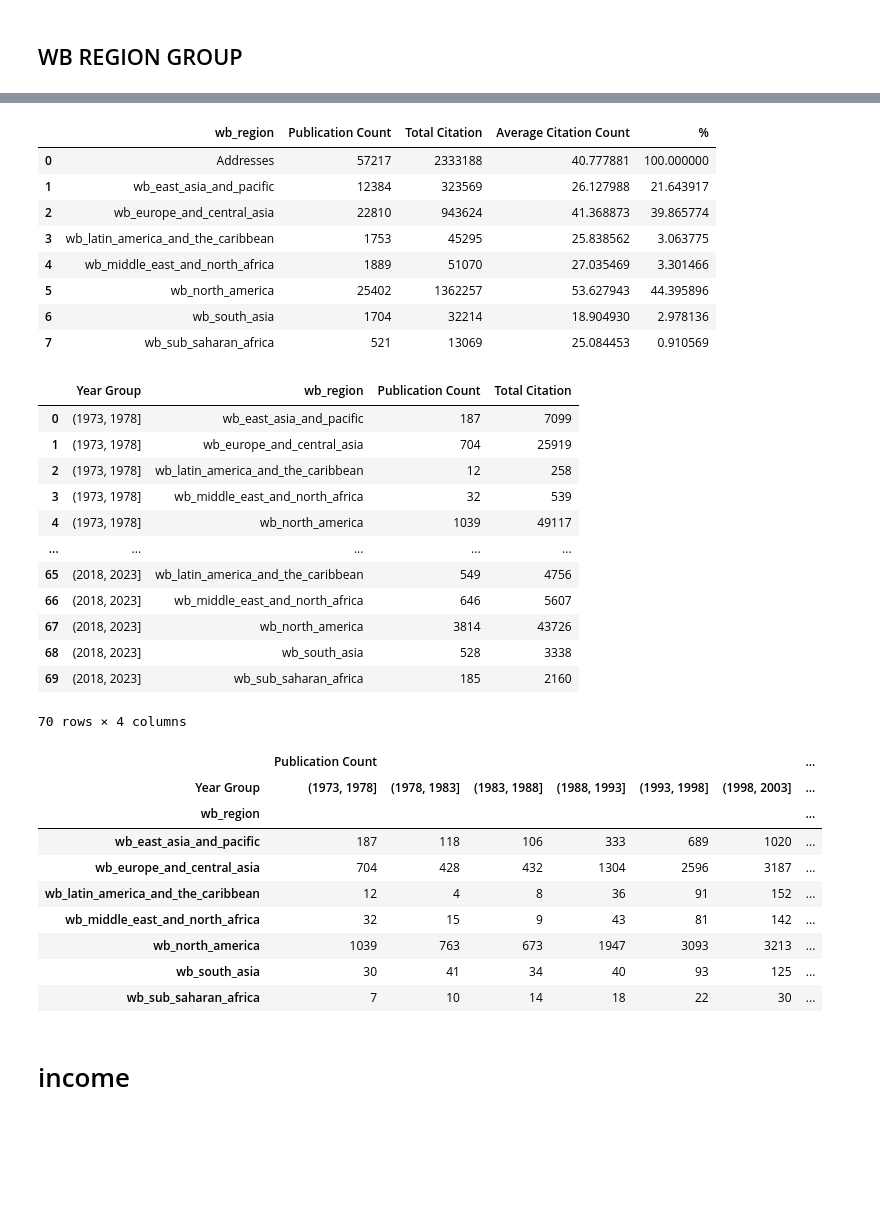
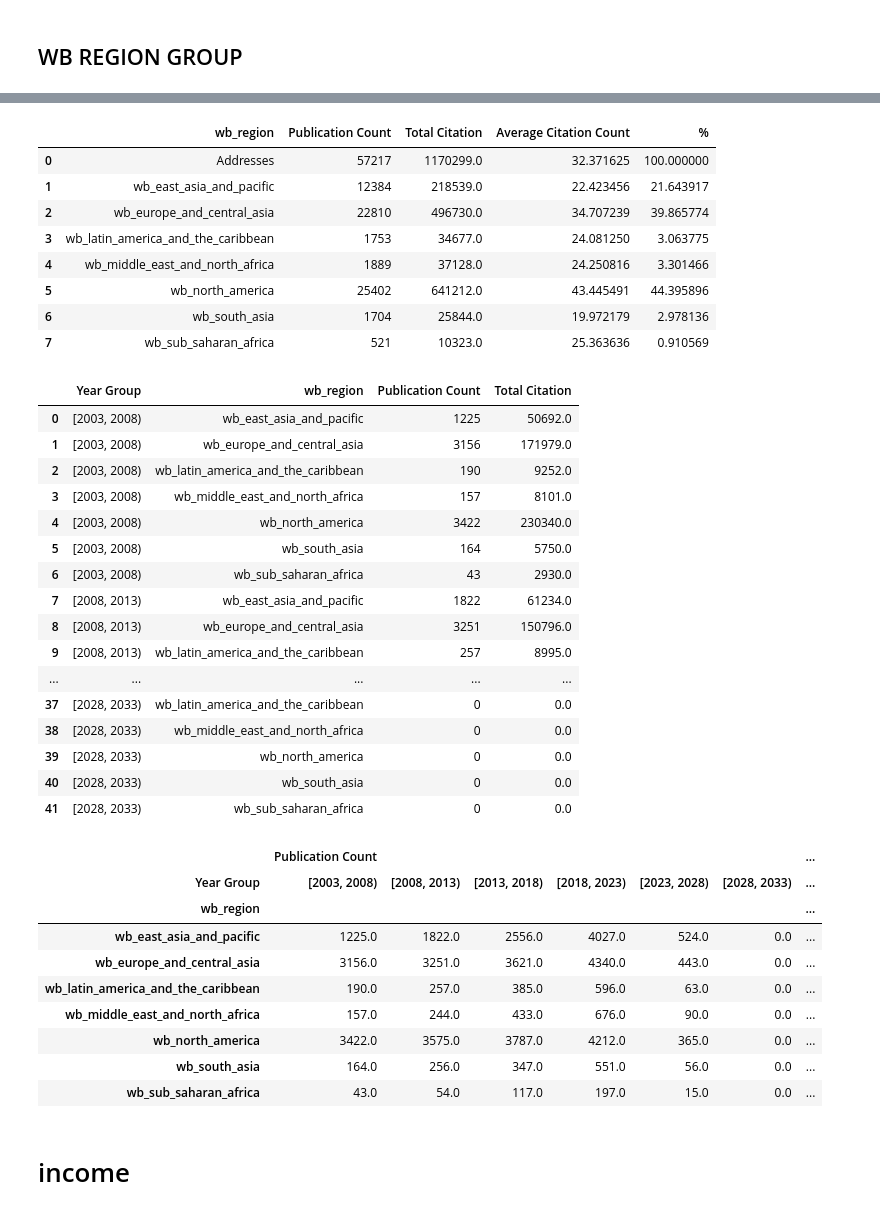
Before and after one commit to descartesmbogning/Deciphering_Bacteriophage_Revolution, a Jupyter notebook: 1_scholar_analysis_trend2.ipynb, the cells around one changed output, grey strips where cells are left out. Saved outputs shown, nothing was run; the diff lists cells and outputs as text; code cells hidden in the pictures; blank space fills up the shorter version.

```diff
--- a/1_scholar_analysis_trend2.ipynb
+++ b/1_scholar_analysis_trend2.ipynb
@@ -38,6 +43,8 @@ def test_sig(x, y):
 # %%
 #Import data
-data = pd.read_pickle(f'D:\PROJECT/YORK UNIVERSITY/BACTERIOPHAGES/data_analyse/first_clean/data_scholar_all_year_merge.pkl')
+data = pd.read_pickle(f'/content/drive/MyDrive/YORKU PROJECT/JUDE/BACTERIOPHAGE/topic_probability_scholar_19.pkl').reset_index()
+# Filter based on 'Publication Year' column
+#data = data[data['Publication Year'] >= 2003]
 data = data.rename(columns={"UT (Unique WOS ID)": "wos_ID"}).set_index(['wos_ID'])
 data.head()
 # %% [output]
@@ -533,7 +473,7 @@ wb_region_group = ['Addresses','wb_east_asia_and_pacific', 'wb_europe_and_centra
 ]
 # %%
 #Import data
-wb_region_group_data = pd.read_pickle(f'D:\PROJECT/YORK UNIVERSITY/BACTERIOPHAGES/data_analyse/countries_and_un_wb_region_income_all.pkl')#.reset_index()#[un_region_group]
+wb_region_group_data = pd.read_pickle(f'/content/drive/MyDrive/YORKU PROJECT/JUDE/BACTERIOPHAGE/countries_and_un_wb_region_income_all.pkl')#.reset_index()#[un_region_group]
 
 # Only keep regions that are columns in the DataFrame
 wb_region_group = [region for region in wb_region_group if region in wb_region_group_data.columns]#
@@ -587,57 +527,61 @@ final_merged_df = pd.merge(merged_df, citation_means_df, on='wb_region', how='ou
 final_merged_df['%'] = final_merged_df['Publication Count']/final_merged_df.set_index('wb_region')['Publication Count']['Addresses']*100
 
 # #save data
-final_merged_df.to_csv(f'D:\PROJECT/YORK UNIVERSITY/BACTERIOPHAGES/data_analyse/table/wb_region_count_citation_list.csv')
+final_merged_df.to_csv(f'/content/drive/MyDrive/YORKU PROJECT/JUDE/BACTERIOPHAGE/wb_region_count_citation_list.csv')
 
 final_merged_df.head(60)
 # %% [output]
 |  | wb_region | Publication Count | Total Citation | Average Citation Count | % |
-| 0 | Addresses | 57217 | 2333188 | 40.777881 | 100.000000 |
-| 1 | wb_east_asia_and_pacific | 12384 | 323569 | 26.127988 | 21.643917 |
-| 2 | wb_europe_and_central_asia | 22810 | 943624 | 41.368873 | 39.865774 |
-| 3 | wb_latin_america_and_the_caribbean | 1753 | 45295 | 25.838562 | 3.063775 |
-| 4 | wb_middle_east_and_north_africa | 1889 | 51070 | 27.035469 | 3.301466 |
-| 5 | wb_north_america | 25402 | 1362257 | 53.627943 | 44.395896 |
-| 6 | wb_south_asia | 1704 | 32214 | 18.904930 | 2.978136 |
-| 7 | wb_sub_saharan_africa | 521 | 13069 | 25.084453 | 0.910569 |
+| 0 | Addresses | 57217 | 1170299.0 | 32.371625 | 100.000000 |
+| 1 | wb_east_asia_and_pacific | 12384 | 218539.0 | 22.423456 | 21.643917 |
+| 2 | wb_europe_and_central_asia | 22810 | 496730.0 | 34.707239 | 39.865774 |
+| 3 | wb_latin_america_and_the_caribbean | 1753 | 34677.0 | 24.081250 | 3.063775 |
+| 4 | wb_middle_east_and_north_africa | 1889 | 37128.0 | 24.250816 | 3.301466 |
+| 5 | wb_north_america | 25402 | 641212.0 | 43.445491 | 44.395896 |
+| 6 | wb_south_asia | 1704 | 25844.0 | 19.972179 | 2.978136 |
+| 7 | wb_sub_saharan_africa | 521 | 10323.0 | 25.363636 | 0.910569 |
 # %%
 # Reset the index to make 'Publication Year' a regular column
 wb_region_group_data2 = wb_region_group_data_citation.reset_index()
 
 # Create a new column, 'Year Group', to indicate which 5-year group each row belongs to
-wb_region_group_data2['Year Group'] = pd.cut(wb_region_group_data2['Publication Year'], bins=range(1973, 2024, 5), right=True)
+wb_region_group_data2['Year Group'] = pd.cut(wb_region_group_data2['Publication Year'], bins=range(2003, 2035, 5), right=False)
 
 # Drop unnecessary columns
 wb_region_group_data2.drop(['wos_ID', 'Publication Year', 'Addresses'], axis=1, inplace=True)
 
 # First, let's reshape the DataFrame so each row is a country-publication pair
 melted_df = pd.melt(wb_region_group_data2, id_vars=['Year Group', 'Times Cited, All Databases'], var_name='wb_region', value_name='Publication')
 
 # Now, we can drop the rows where 'Publication' is NaN (indicating no publication for that country)
 melted_df.dropna(subset=['Publication'], inplace=True)
 
 # Now we'll group by 'Year Group' and 'Country', and calculate the count of 'Publication' and the sum of 'Times Cited, All Databases'
 grouped = melted_df.groupby(['Year Group', 'wb_region']).agg({'Publication': 'count', 'Times Cited, All Databases': 'sum'}).reset_index()
 
 # Rename columns
 grouped.columns = ['Year Group', 'wb_region', 'Publication Count',	'Total Citation']
 
 
 grouped
 # %% [output]
 |  | Year Group | wb_region | Publication Count | Total Citation |
-| 0 | (1973, 1978] | wb_east_asia_and_pacific | 187 | 7099 |
-| 1 | (1973, 1978] | wb_europe_and_central_asia | 704 | 25919 |
-| 2 | (1973, 1978] | wb_latin_america_and_the_caribbean | 12 | 258 |
-| 3 | (1973, 1978] | wb_middle_east_and_north_africa | 32 | 539 |
-| 4 | (1973, 1978] | wb_north_america | 1039 | 49117 |
+| 0 | [2003, 2008) | wb_east_asia_and_pacific | 1225 | 50692.0 |
+| 1 | [2003, 2008) | wb_europe_and_central_asia | 3156 | 171979.0 |
+| 2 | [2003, 2008) | wb_latin_america_and_the_caribbean | 190 | 9252.0 |
+| 3 | [2003, 2008) | wb_middle_east_and_north_africa | 157 | 8101.0 |
+| 4 | [2003, 2008) | wb_north_america | 3422 | 230340.0 |
+| 5 | [2003, 2008) | wb_south_asia | 164 | 5750.0 |
+| 6 | [2003, 2008) | wb_sub_saharan_africa | 43 | 2930.0 |
+| 7 | [2008, 2013) | wb_east_asia_and_pacific | 1822 | 61234.0 |
+| 8 | [2008, 2013) | wb_europe_and_central_asia | 3251 | 150796.0 |
+| 9 | [2008, 2013) | wb_latin_america_and_the_caribbean | 257 | 8995.0 |
 | ... | ... | ... | ... | ... |
-| 65 | (2018, 2023] | wb_latin_america_and_the_caribbean | 549 | 4756 |
-| 66 | (2018, 2023] | wb_middle_east_and_north_africa | 646 | 5607 |
-| 67 | (2018, 2023] | wb_north_america | 3814 | 43726 |
-| 68 | (2018, 2023] | wb_south_asia | 528 | 3338 |
-| 69 | (2018, 2023] | wb_sub_saharan_africa | 185 | 2160 |
+| 37 | [2028, 2033) | wb_latin_america_and_the_caribbean | 0 | 0.0 |
+| 38 | [2028, 2033) | wb_middle_east_and_north_africa | 0 | 0.0 |
+| 39 | [2028, 2033) | wb_north_america | 0 | 0.0 |
+| 40 | [2028, 2033) | wb_south_asia | 0 | 0.0 |
+| 41 | [2028, 2033) | wb_sub_saharan_africa | 0 | 0.0 |
-70 rows × 4 columns
 # %%
 # Pivot the DataFrame
 pivot_df = grouped.pivot(index='wb_region', columns='Year Group', values=['Publication Count',	'Total Citation'])
@@ -645,22 +589,22 @@ pivot_df = grouped.pivot(index='wb_region', columns='Year Group', values=['Publi
 # Fill NaN values with 0
 #pivot_df.fillna(0, inplace=True)
 # Save data
-pivot_df.to_pickle(f'D:\PROJECT/YORK UNIVERSITY/BACTERIOPHAGES/data_analyse/table/wb_region_list_count_citation_group_year.pkl')
-pivot_df.to_csv(f'D:\PROJECT/YORK UNIVERSITY/BACTERIOPHAGES/data_analyse/table/wb_region_list_count_citation_group_year.csv')
+pivot_df.to_pickle(f'/content/drive/MyDrive/YORKU PROJECT/JUDE/BACTERIOPHAGE/wb_region_list_count_citation_group_year.pkl')
+pivot_df.to_csv(f'/content/drive/MyDrive/YORKU PROJECT/JUDE/BACTERIOPHAGE/wb_region_list_count_citation_group_year.csv')
 
 # Print the pivoted DataFrame
 pivot_df
 # %% [output]
 |  | Publication Count |  |  |  |  |  | ... |
-| Year Group | (1973, 1978] | (1978, 1983] | (1983, 1988] | (1988, 1993] | (1993, 1998] | (1998, 2003] | ... |
+| Year Group | [2003, 2008) | [2008, 2013) | [2013, 2018) | [2018, 2023) | [2023, 2028) | [2028, 2033) | ... |
 | wb_region |  |  |  |  |  |  | ... |
-| wb_east_asia_and_pacific | 187 | 118 | 106 | 333 | 689 | 1020 | ... |
-| wb_europe_and_central_asia | 704 | 428 | 432 | 1304 | 2596 | 3187 | ... |
-| wb_latin_america_and_the_caribbean | 12 | 4 | 8 | 36 | 91 | 152 | ... |
-| wb_middle_east_and_north_africa | 32 | 15 | 9 | 43 | 81 | 142 | ... |
-| wb_north_america | 1039 | 763 | 673 | 1947 | 3093 | 3213 | ... |
-| wb_south_asia | 30 | 41 | 34 | 40 | 93 | 125 | ... |
-| wb_sub_saharan_africa | 7 | 10 | 14 | 18 | 22 | 30 | ... |
+| wb_east_asia_and_pacific | 1225.0 | 1822.0 | 2556.0 | 4027.0 | 524.0 | 0.0 | ... |
+| wb_europe_and_central_asia | 3156.0 | 3251.0 | 3621.0 | 4340.0 | 443.0 | 0.0 | ... |
+| wb_latin_america_and_the_caribbean | 190.0 | 257.0 | 385.0 | 596.0 | 63.0 | 0.0 | ... |
+| wb_middle_east_and_north_africa | 157.0 | 244.0 | 433.0 | 676.0 | 90.0 | 0.0 | ... |
+| wb_north_america | 3422.0 | 3575.0 | 3787.0 | 4212.0 | 365.0 | 0.0 | ... |
+| wb_south_asia | 164.0 | 256.0 | 347.0 | 551.0 | 56.0 | 0.0 | ... |
+| wb_sub_saharan_africa | 43.0 | 54.0 | 117.0 | 197.0 | 15.0 | 0.0 | ... |
 # %% [markdown]
 # income
 # %%
```
Also changed, not shown: parts of 54 cells of this notebook.
